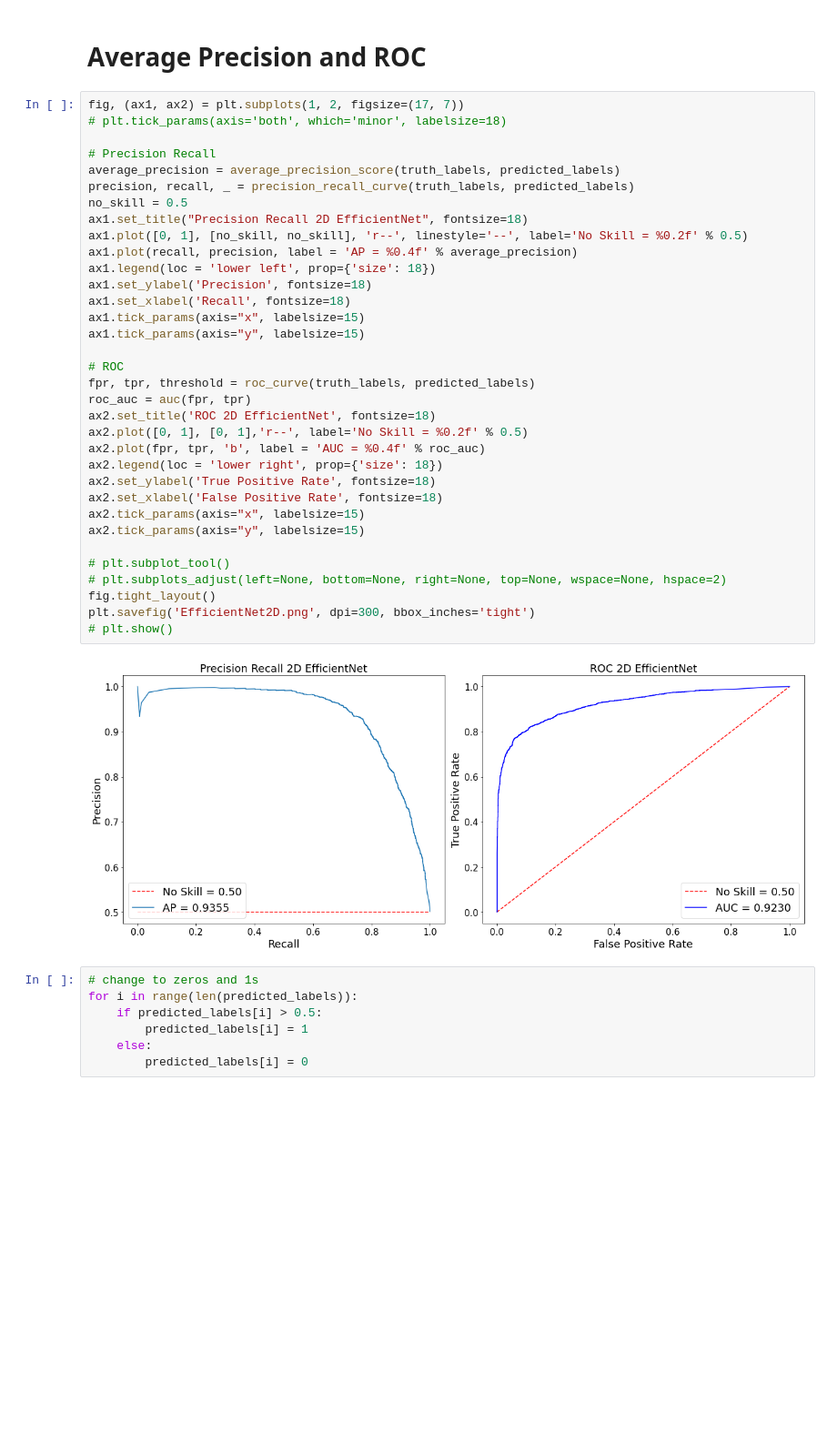
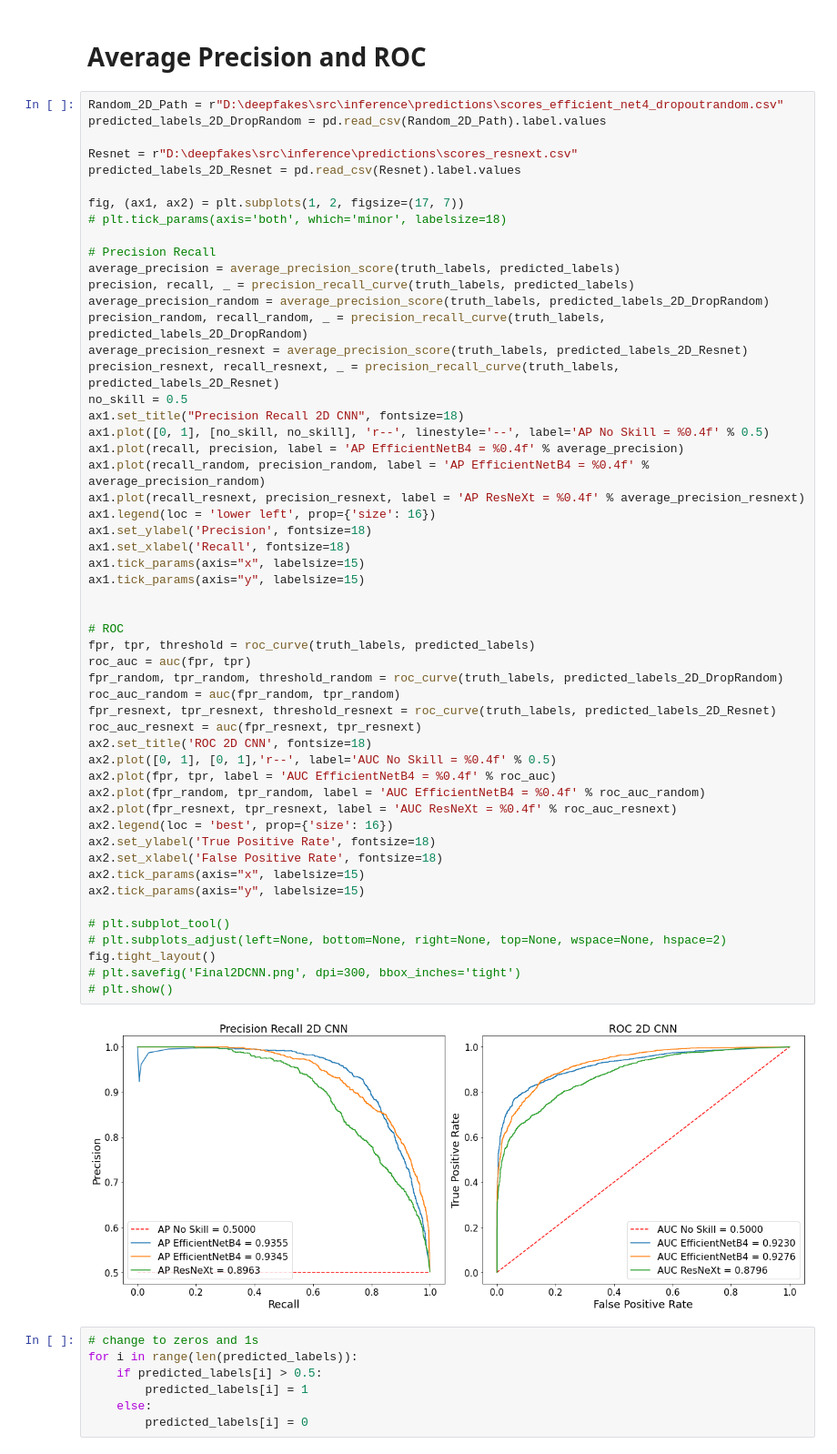
Before and after one commit to AugustasMacys/BachelorThesis, a Jupyter notebook: src/inference/ResultsAnalyser.ipynb, the cells around one changed output. Shown at 91% size. Drawn from its saved outputs; the diff is of its cells as text; blank space fills up the shorter version.

```diff
--- a/src/inference/ResultsAnalyser.ipynb
+++ b/src/inference/ResultsAnalyser.ipynb
@@ -66,41 +66,60 @@ loss
 # %% [markdown]
 # Average Precision and ROC
 # %%
+Random_2D_Path = r"D:\deepfakes\src\inference\predictions\scores_efficient_net4_dropoutrandom.csv"
+predicted_labels_2D_DropRandom = pd.read_csv(Random_2D_Path).label.values
+
+Resnet = r"D:\deepfakes\src\inference\predictions\scores_resnext.csv"
+predicted_labels_2D_Resnet = pd.read_csv(Resnet).label.values
+
 fig, (ax1, ax2) = plt.subplots(1, 2, figsize=(17, 7))
 # plt.tick_params(axis='both', which='minor', labelsize=18)
 
 # Precision Recall
 average_precision = average_precision_score(truth_labels, predicted_labels)
 precision, recall, _ = precision_recall_curve(truth_labels, predicted_labels)
+average_precision_random = average_precision_score(truth_labels, predicted_labels_2D_DropRandom)
+precision_random, recall_random, _ = precision_recall_curve(truth_labels, predicted_labels_2D_DropRandom)
+average_precision_resnext = average_precision_score(truth_labels, predicted_labels_2D_Resnet)
+precision_resnext, recall_resnext, _ = precision_recall_curve(truth_labels, predicted_labels_2D_Resnet)
 no_skill = 0.5
-ax1.set_title("Precision Recall 2D EfficientNet", fontsize=18)
-ax1.plot([0, 1], [no_skill, no_skill], 'r--', linestyle='--', label='No Skill = %0.2f' % 0.5)
-ax1.plot(recall, precision, label = 'AP = %0.4f' % average_precision)
-ax1.legend(loc = 'lower left', prop={'size': 18})
+ax1.set_title("Precision Recall 2D CNN", fontsize=18)
+ax1.plot([0, 1], [no_skill, no_skill], 'r--', linestyle='--', label='AP No Skill = %0.4f' % 0.5)
+ax1.plot(recall, precision, label = 'AP EfficientNetB4 = %0.4f' % average_precision)
+ax1.plot(recall_random, precision_random, label = 'AP EfficientNetB4 = %0.4f' % average_precision_random)
+ax1.plot(recall_resnext, precision_resnext, label = 'AP ResNeXt = %0.4f' % average_precision_resnext)
+ax1.legend(loc = 'lower left', prop={'size': 16})
 ax1.set_ylabel('Precision', fontsize=18)
 ax1.set_xlabel('Recall', fontsize=18)
 ax1.tick_params(axis="x", labelsize=15)
 ax1.tick_params(axis="y", labelsize=15)
 
+
 # ROC
 fpr, tpr, threshold = roc_curve(truth_labels, predicted_labels)
 roc_auc = auc(fpr, tpr)
-ax2.set_title('ROC 2D EfficientNet', fontsize=18)
-ax2.plot([0, 1], [0, 1],'r--', label='No Skill = %0.2f' % 0.5)
-ax2.plot(fpr, tpr, 'b', label = 'AUC = %0.4f' % roc_auc)
-ax2.legend(loc = 'lower right', prop={'size': 18})
+fpr_random, tpr_random, threshold_random = roc_curve(truth_labels, predicted_labels_2D_DropRandom)
+roc_auc_random = auc(fpr_random, tpr_random)
+fpr_resnext, tpr_resnext, threshold_resnext = roc_curve(truth_labels, predicted_labels_2D_Resnet)
+roc_auc_resnext = auc(fpr_resnext, tpr_resnext)
+ax2.set_title('ROC 2D CNN', fontsize=18)
+ax2.plot([0, 1], [0, 1],'r--', label='AUC No Skill = %0.4f' % 0.5)
+ax2.plot(fpr, tpr, label = 'AUC EfficientNetB4 = %0.4f' % roc_auc)
+ax2.plot(fpr_random, tpr_random, label = 'AUC EfficientNetB4 = %0.4f' % roc_auc_random)
+ax2.plot(fpr_resnext, tpr_resnext, label = 'AUC ResNeXt = %0.4f' % roc_auc_resnext)
+ax2.legend(loc = 'best', prop={'size': 16})
 ax2.set_ylabel('True Positive Rate', fontsize=18)
 ax2.set_xlabel('False Positive Rate', fontsize=18)
 ax2.tick_params(axis="x", labelsize=15)
 ax2.tick_params(axis="y", labelsize=15)
 
 # plt.subplot_tool()
 # plt.subplots_adjust(left=None, bottom=None, right=None, top=None, wspace=None, hspace=2)
 fig.tight_layout()
-plt.savefig('EfficientNet2D.png', dpi=300, bbox_inches='tight')
+# plt.savefig('Final2DCNN.png', dpi=300, bbox_inches='tight')
 # plt.show()
 # %% [output]
-[figure, old version]
+[figure, new version]
 # %%
 # change to zeros and 1s
 for i in range(len(predicted_labels)):
```
Also changed, not shown: parts of 19 cells of this notebook.
